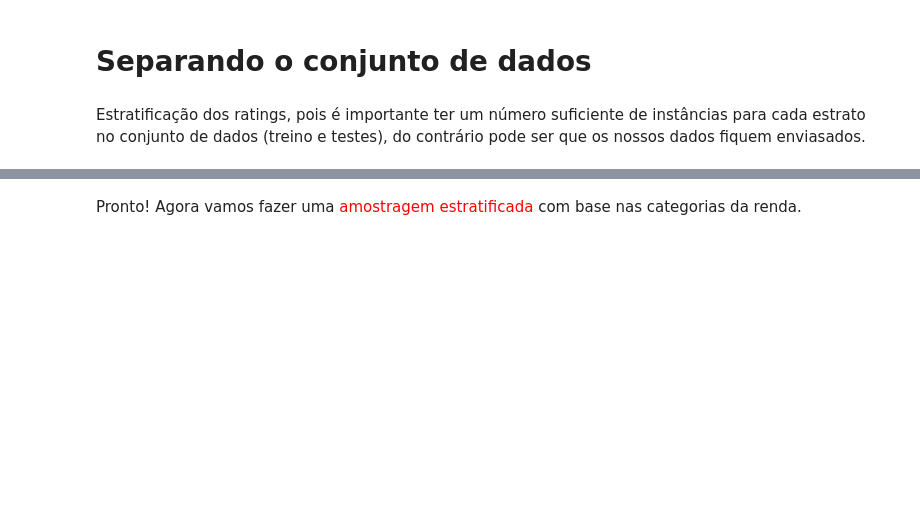
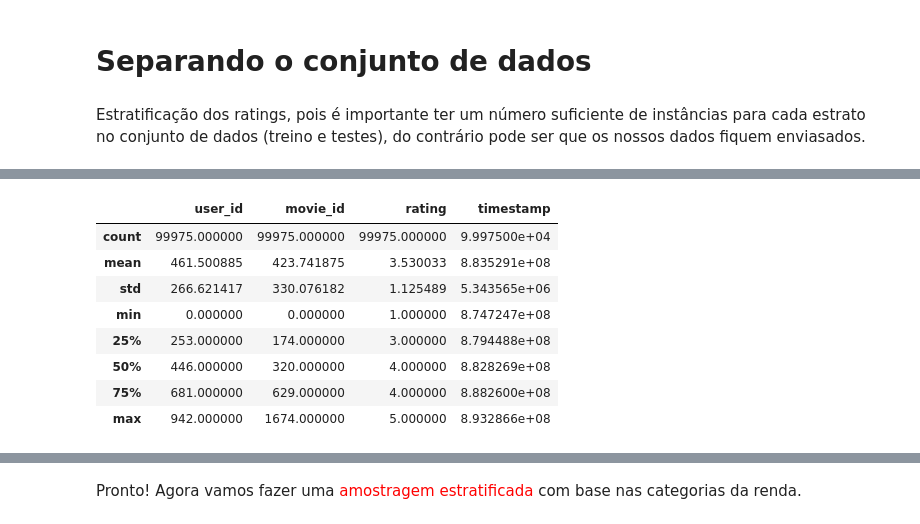
Before and after one commit to juarezsacenti/kg-summ-rec, a Jupyter notebook: AED/aed-ml1m-Sun.ipynb, the cells around one changed output, grey strips where cells are left out. Saved outputs shown, nothing was run; the diff lists cells and outputs as text; code cells hidden in the pictures; blank space fills up the shorter version.

```diff
--- a/AED/aed-ml1m-Sun.ipynb
+++ b/AED/aed-ml1m-Sun.ipynb
@@ -550,3 +534,35 @@ print(str(len(train['user_id'].unique())) + ', ' + str(len(valid['user_id'].uniq
+# %%
+def id_map(df, u_map_file, i_map_file):
+    array = df['user_id'].unique()
+    array.sort()
+    zipObj = zip(array, range(0, len(array)))
+    u_map = dict(zipObj)
+
+    array = df['movie_id'].unique()
+    array.sort()
+    zipObj = zip(array, range(0, len(array)))
+    i_map = dict(zipObj)
+
+    df['user_id'] = df['user_id'].replace(u_map)
+    df['movie_id'] = df['movie_id'].replace(i_map)
+
+    with open(u_map_file, 'w') as fout:
+        for k,v in u_map.items():
+            fout.write(str(v)+"\t"+str(v))
+
+    with open(i_map_file, 'w') as fout:
+        for k,v in i_map.items():
+            fout.write(str(v)+"\t"+str(v))
+# %% [output]
+|  | user_id | movie_id | rating | timestamp |
+| count | 99975.000000 | 99975.000000 | 99975.000000 | 9.997500e+04 |
+| mean | 461.500885 | 423.741875 | 3.530033 | 8.835291e+08 |
+| std | 266.621417 | 330.076182 | 1.125489 | 5.343565e+06 |
+| min | 0.000000 | 0.000000 | 1.000000 | 8.747247e+08 |
+| 25% | 253.000000 | 174.000000 | 3.000000 | 8.794488e+08 |
+| 50% | 446.000000 | 320.000000 | 4.000000 | 8.828269e+08 |
+| 75% | 681.000000 | 629.000000 | 4.000000 | 8.882600e+08 |
+| max | 942.000000 | 1674.000000 | 5.000000 | 8.932866e+08 |
 # %%
 def cao_split(df, column='user_id', frac=[0.1,0.2]):
     df_remain = df.copy()
```
Also changed, not shown: parts of 4 cells of this notebook, 1 other file.
